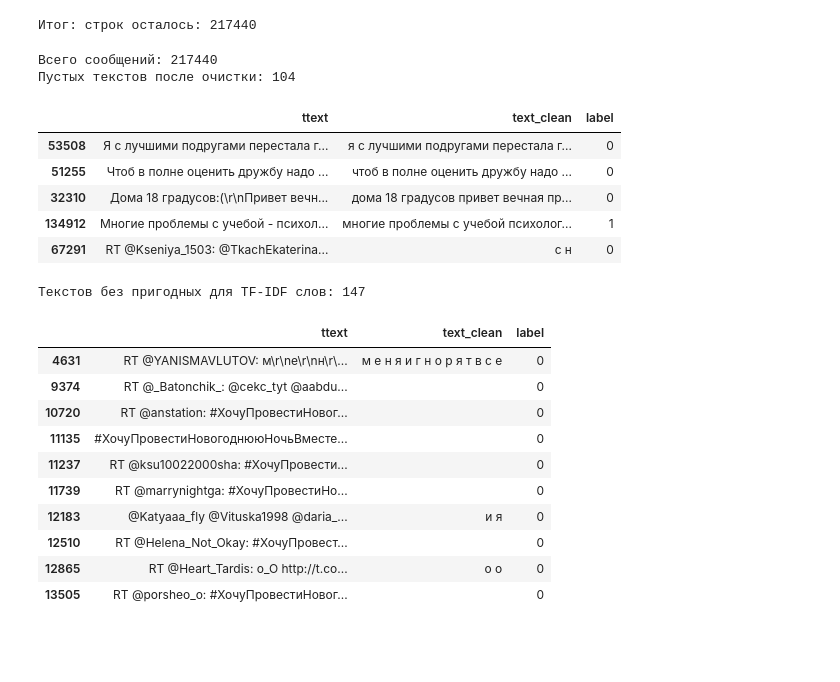
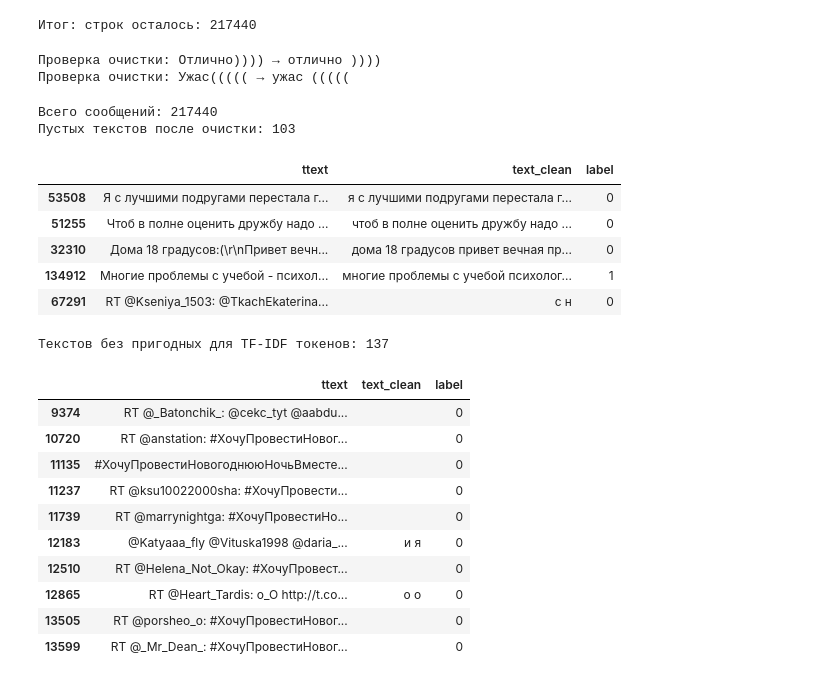
Before and after one commit to avtorpc/fundament_nlp, a Jupyter notebook: Untitled.ipynb, the cells around one changed output. Cells and saved outputs as stored; diff of their text form; code cells hidden in the pictures; blank space fills up the shorter version.

```diff
--- a/Untitled.ipynb
+++ b/Untitled.ipynb
@@ -245,7 +245,7 @@ def clean_text(text):
 
     # Удаляем ссылки, начинающиеся с http://, https:// или www.
     # Вместо ссылки ставим пробел, чтобы соседние слова не склеились.
-    text = re.sub(r"https?://\S+|www\.\S+", " ", text)
+    text = re.sub(r"https?://[^\s()]+|www\.[^\s()]+", " ", text)
 
     # Удаляем упоминания пользователей вместе с символом @.
     text = re.sub(r"@\w+", " ", text)
@@ -253,8 +253,14 @@ def clean_text(text):
     # Удаляем хештеги целиком: и символ #, и слово после него.
     text = re.sub(r"#\w+", " ", text)
 
-    # Оставляем русские буквы, цифры и пробелы; остальные символы заменяем пробелом.
-    text = re.sub(r"[^а-яё0-9\s]", " ", text)
+    # Оставляем русские буквы, цифры, пробелы и скобки.
+    text = re.sub(r"[^а-яё0-9\s()]", " ", text)
+
+    # Отделяем серии скобок от слов: спасибо))) -> спасибо ))).
+    text = re.sub(r"(\){2,}|\({2,})", r" \1 ", text)
+
+    # Одиночные скобки не считаем смайлами и удаляем.
+    text = re.sub(r"(?<!\()\((?!\()|(?<!\))\)(?!\))", " ", text)
 
     # Заменяем несколько пробелов подряд одним пробелом.
     # strip() убирает пробелы в начале и конце строки.
@@ -262,6 +268,16 @@ def clean_text(text):
 
     # Отдаём готовый текст туда, откуда вызвали функцию.
     return text
+
+# Проверка сразу после запуска этой ячейки.
+# Если скобки исчезли, выполнение остановится с AssertionError.
+assert clean_text("Отлично))))") == "отлично ))))"
+assert clean_text("Ужас(((((") == "ужас ((((("
+print("Проверка очистки: Отлично)))) →", clean_text("Отлично))))"))
+print("Проверка очистки: Ужас((((( →", clean_text("Ужас((((("))
+# %% [output]
+Проверка очистки: Отлично)))) → отлично ))))
+Проверка очистки: Ужас((((( → ужас (((((
 # %%
 # ШАГ 07 — Применение очистки ко всем сообщениям
 
@@ -275,40 +291,39 @@ df["text_clean"] = df["ttext"].map(clean_text)
 print("Всего сообщений:", len(df))
 
 # После удаления ссылок, упоминаний и латиницы некоторые тексты
 # могли стать пустыми. Считаем такие строки, но пока не удаляем.
 print("Пустых текстов после очистки:", df["text_clean"].eq("").sum())
 
 # Показываем пять примеров: исходный текст, очищенный текст и метку.
 # random_state=42 позволяет при повторном запуске видеть те же примеры.
 display(
     df[["ttext", "text_clean", "label"]].sample(5, random_state=42)
 )
 
-# Ищем сообщения, в которых есть хотя бы одно слово или число
-# длиной от двух символов — такие признаки сможет взять TF-IDF.
+# Ищем слово/число длиной от двух символов или серию скобок.
+# Такие признаки сможет взять TF-IDF на шаге 10.
 has_usable_token = df["text_clean"].str.contains(
-    r"\b[а-яё0-9]{2,}\b",
+    r"\b[а-яё0-9]{2,}\b|\){2,}|\({2,}",
     regex=True,
 )
 
-print("Текстов без пригодных для TF-IDF слов:", (~has_usable_token).sum())
+print("Текстов без пригодных для TF-IDF токенов:", (~has_usable_token).sum())
 
 # Показываем примеры, включая исходный текст.
 display(
     df.loc[~has_usable_token, ["ttext", "text_clean", "label"]].head(10)
 )
 # %% [output]
 Всего сообщений: 217440
-Пустых текстов после очистки: 104
+Пустых текстов после очистки: 103
 |  | ttext | text_clean | label |
 | 53508 | Я с лучшими подругами перестала г... | я с лучшими подругами перестала г... | 0 |
 | 51255 | Чтоб в полне оценить дружбу надо ... | чтоб в полне оценить дружбу надо ... | 0 |
 | 32310 | Дома 18 градусов:(\r\nПривет вечн... | дома 18 градусов привет вечная пр... | 0 |
 | 134912 | Многие проблемы с учебой - психол... | многие проблемы с учебой психолог... | 1 |
 | 67291 | RT @Kseniya_1503: @TkachEkaterina... | с н | 0 |
-Текстов без пригодных для TF-IDF слов: 147
+Текстов без пригодных для TF-IDF токенов: 137
 |  | ttext | text_clean | label |
-| 4631 | RT @YANISMAVLUTOV: м\r\nе\r\nн\r\... | м е н я и г н о р я т в с е | 0 |
 | 9374 | RT @_Batonchik_: @cekc_tyt @aabdu... |  | 0 |
 | 10720 | RT @anstation: #ХочуПровестиНовог... |  | 0 |
 | 11135 | #ХочуПровестиНовогоднююНочьВместе... |  | 0 |
@@ -318,6 +333,7 @@ display(
 | 12510 | RT @Helena_Not_Okay: #ХочуПровест... |  | 0 |
 | 12865 | RT @Heart_Tardis: о_О http://t.co... | о о | 0 |
 | 13505 | RT @porsheo_o: #ХочуПровестиНовог... |  | 0 |
+| 13599 | RT @_Mr_Dean_: #ХочуПровестиНовог... |  | 0 |
 # %%
 # ШАГ 08 — Удаление непригодных очищенных текстов
 
```
Also changed, not shown: parts of 8 cells of this notebook.
